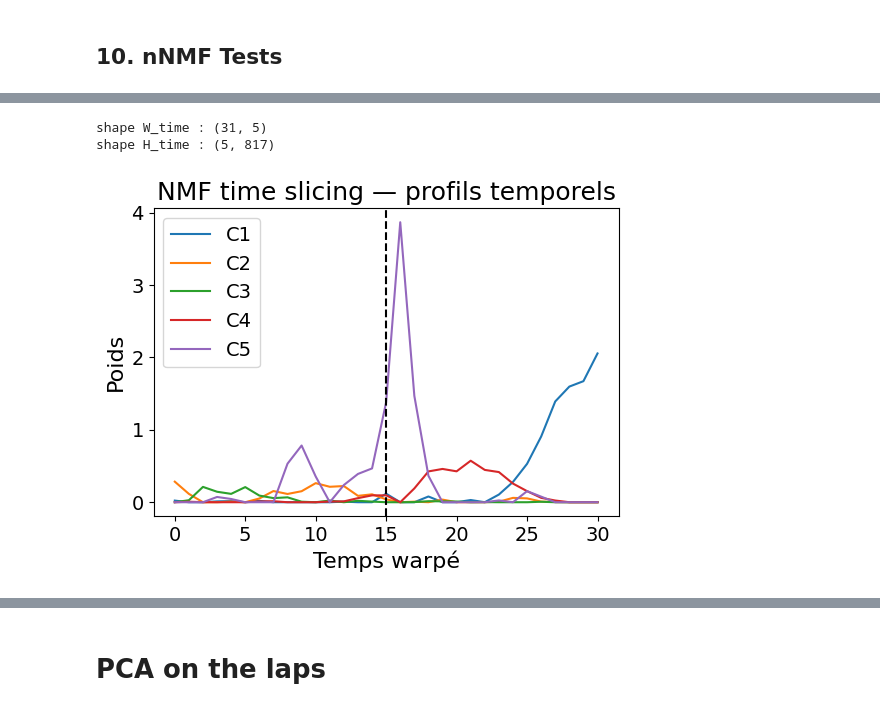
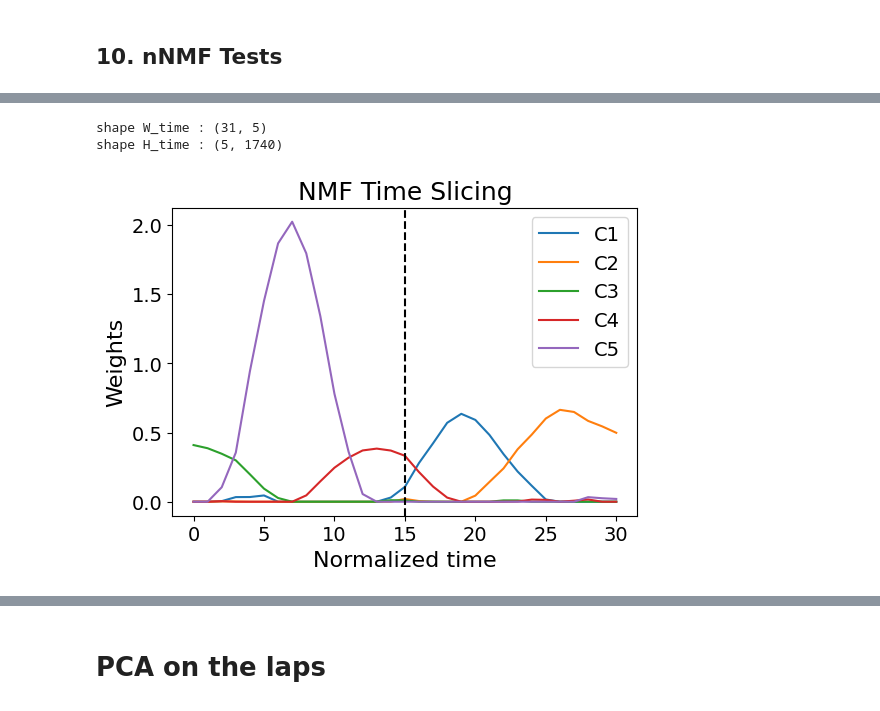
Before and after one commit to Clairaxe/Stage, a Jupyter notebook: projet/main/3_TimeWarp.ipynb, the cells around one changed output, grey strips where cells are left out. Cells and saved outputs as stored; diff of their text form; code cells hidden in the pictures.

```diff
--- a/projet/main/3_TimeWarp.ipynb
+++ b/projet/main/3_TimeWarp.ipynb
@@ -501,6 +501,7 @@ def build_warped_lap_tensor(
     mean_rates = X.mean(axis=(1,2))
     keep = mean_rates > 0.2
     X = X[keep]
+    neuron_idx = neuron_idx[keep]
 
     # neurons x time x laps
     warped_positions = np.stack(warped_positions, axis=1)  # time x laps
@@ -951,23 +1031,23 @@ plt.show()
 # %%
 M_time = tensor_to_time_slicing(X)
 W_time, H_time, nmf_time = run_nmf(M_time, n_components=5, seed=0)
 
 print("shape W_time :", W_time.shape)
 print("shape H_time :", H_time.shape)
 
 plt.figure(figsize=(6, 4))
 for k in range(W_time.shape[1]):
     plt.plot(W_time[:, k], label=f"C{k+1}")
 plt.axvline(W_time.shape[0] // 2, color="black", linestyle="--")
-plt.xlabel("Temps warpé")
-plt.ylabel("Poids")
-plt.title("NMF time slicing — profils temporels")
+plt.xlabel("Normalized time")
+plt.ylabel("Weights")
+plt.title("NMF Time Slicing")
 plt.legend()
 plt.show()
 # %% [output]
 shape W_time : (31, 5)
-shape H_time : (5, 817)
+shape H_time : (5, 1740)
-[figure, old version]
+[figure, new version]
 # %%
 M_lap = tensor_to_lap_slicing(X)
 W_lap, H_lap, nmf_lap = run_nmf(M_lap, n_components=5, seed=0)
```
Also changed, not shown: parts of 3 cells of this notebook, 7 other files.
